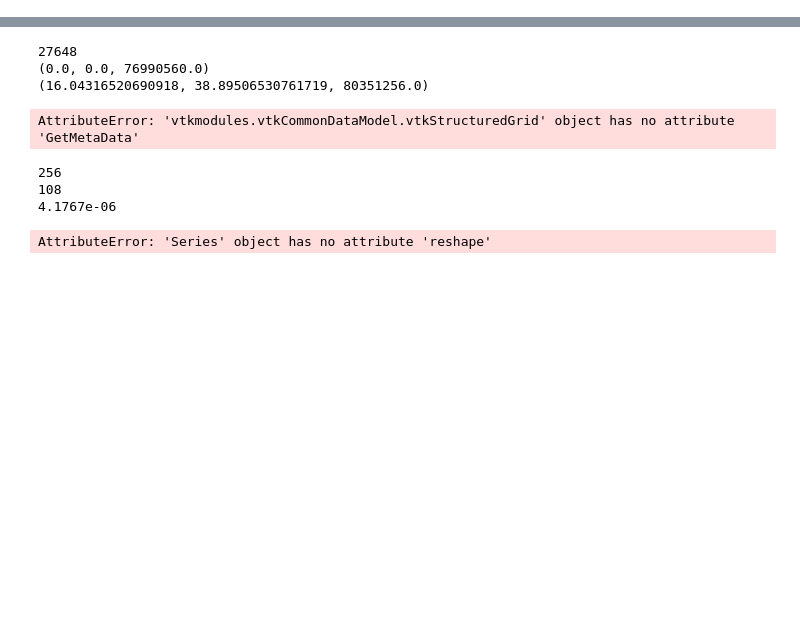
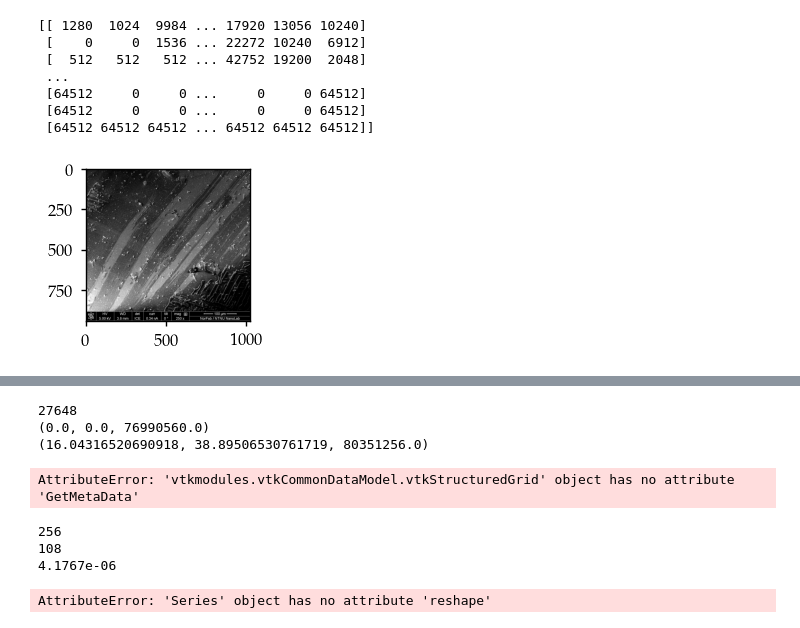
Before and after one commit to RubenDragland/WallPY, a Jupyter notebook: wallpy_test.ipynb, the cells around one changed output, grey strips where cells are left out. Saved outputs shown, nothing was run; the diff lists cells and outputs as text; code cells hidden in the pictures; blank space fills up the shorter version.

```diff
--- a/wallpy_test.ipynb
+++ b/wallpy_test.ipynb
@@ -20,0 +22,35 @@ import matplotlib.pyplot as plt
+# %%
+# cmd = os.path.dirname(sys.path[0])
+# from PIL.ExifTags import TAGS
+
+# sem = TifFile(path=cmd, filename="4_007")
+# sem_img = sem()
+# # sem_img = sem[None]
+
+# # for key in sem_img.tag:
+# #     print(TAGS[key])
+
+
+# # print(sem_img)
+# plt.imshow(np.array(sem_img)[:750,:], cmap="gray")
+# plt.show()
+
+import tiffile
+import os
+import sys
+import matplotlib.pyplot as plt
+cmd = os.path.dirname(sys.path[0])
+
+pic = tiffile.imread(os.path.join(cmd,"4_007.tif"))
+print(pic)
+plt.imshow(pic, cmap="gray")
+plt.show()
+# %% [output]
+[[ 1280  1024  9984 ... 17920 13056 10240]
+ [    0     0  1536 ... 22272 10240  6912]
+ [  512   512   512 ... 42752 19200  2048]
+ ...
+ [64512     0     0 ...     0     0 64512]
+ [64512     0     0 ...     0     0 64512]
+ [64512 64512 64512 ... 64512 64512 64512]]
+[figure, added]
```
Also changed, not shown: parts of 3 cells of this notebook, 6 other files.
